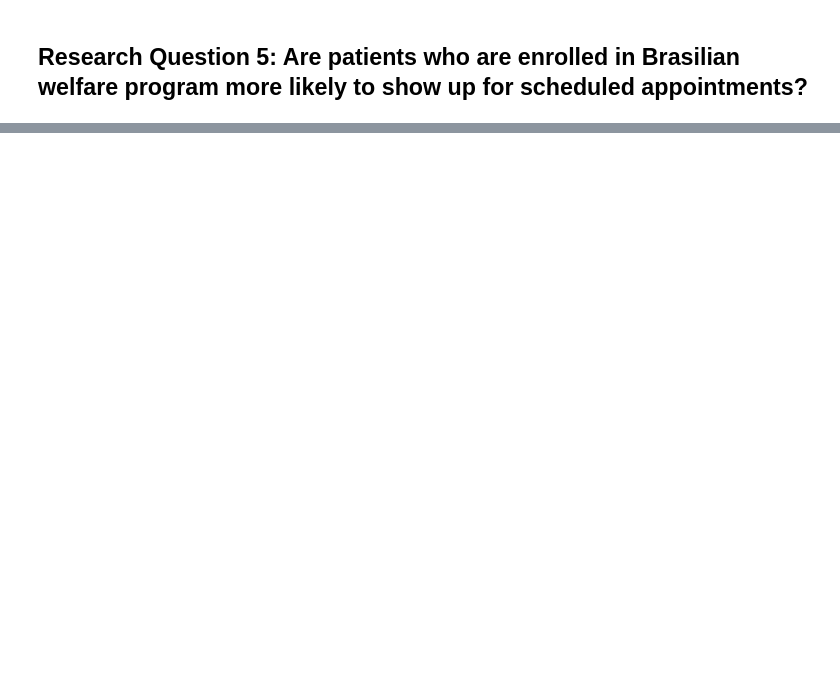
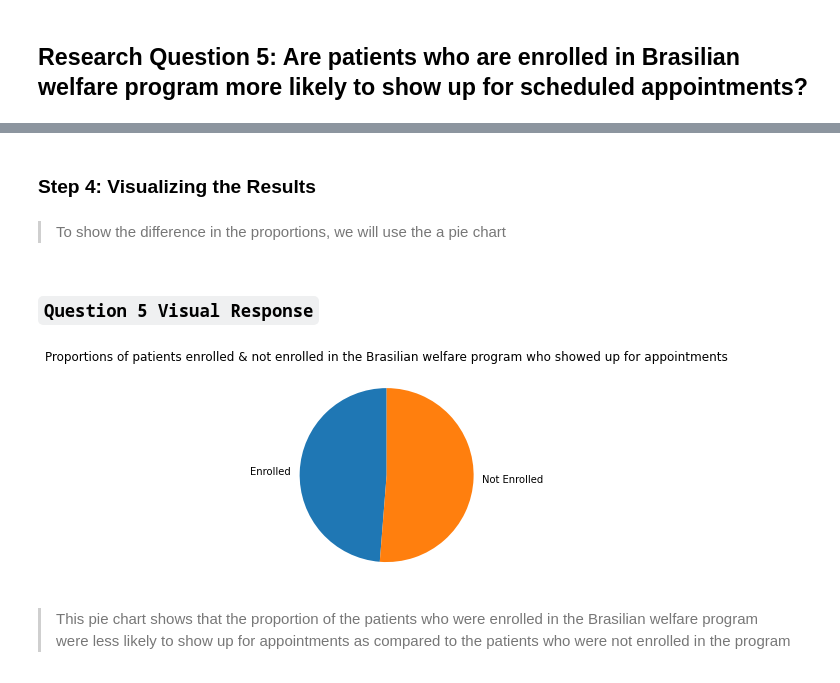
Before and after one commit to Kevson1/Doctor-s-Appointment-Case-Study, a Jupyter notebook: Appointments.ipynb, the cells around one changed output, grey strips where cells are left out. Drawn from its saved outputs; the diff is of its cells as text; code cells hidden in the pictures; blank space fills up the shorter version.

Commit message:
Conclusively responds to research question 5

```diff
--- a/Appointments.ipynb
+++ b/Appointments.ipynb
@@ -631,0 +680,5 @@ Text(0, 0.5, 'Neighbourhood')
+# %%
+# Calculate the proportion of enrolled patients who showed up for the appointments
+# Invoke the proportion function
+enrolled_prop = proportion(tt_enrolled, tt_enrolled_show)
+enrolled_prop
@@ -631,0 +689,4 @@ Text(0, 0.5, 'Neighbourhood')
+# %%
+# find the total number of patients who were not enrolled in the program
+tt_n_enrolled = n_enrolled_df.AppointmentID.value_counts().sum()
+tt_n_enrolled
@@ -631,0 +695,4 @@ Text(0, 0.5, 'Neighbourhood')
+# %%
+# find the total number of patients who were not enrolled in the program who showed up for their appointment
+tt_n_enrolled_show = n_enrolled_df.query('No_show == "No"').value_counts().sum()
+tt_n_enrolled_show
@@ -631,0 +701,5 @@ Text(0, 0.5, 'Neighbourhood')
+# %%
+# Calculate the proportion of patients who were not enrolled in the program who showed up for the appointments
+# Invoke the proportion function
+n_enrolled_prop = proportion(tt_n_enrolled, tt_n_enrolled_show)
+n_enrolled_prop
@@ -631,0 +711,17 @@ Text(0, 0.5, 'Neighbourhood')
+# %% [markdown]
+### Step 4: Visualizing the Results
+# %% [markdown]
+> To show the difference in the proportions, we will use the a pie chart
+# %% [markdown]
+### `Question 5 Visual Response`
+# %%
+plot_proportions = [enrolled_prop, n_enrolled_prop]
+m_labels = ['Enrolled', 'Not Enrolled']
+# m_colors = ['Blue', 'Green']
+plt.pie(plot_proportions, labels= m_labels, startangle=90)
+plt.title('Proportions of patients enrolled & not enrolled in the Brasilian welfare program who showed up for appointments')
+plt.show();
+# %% [output]
+[figure, added]
+# %% [markdown]
+> This pie chart shows that the proportion of the patients who were enrolled in the Brasilian welfare program were less likely to show up for appointments as compared to the patients who were not enrolled in the program
```
Also changed, not shown: parts of 17 cells of this notebook.
